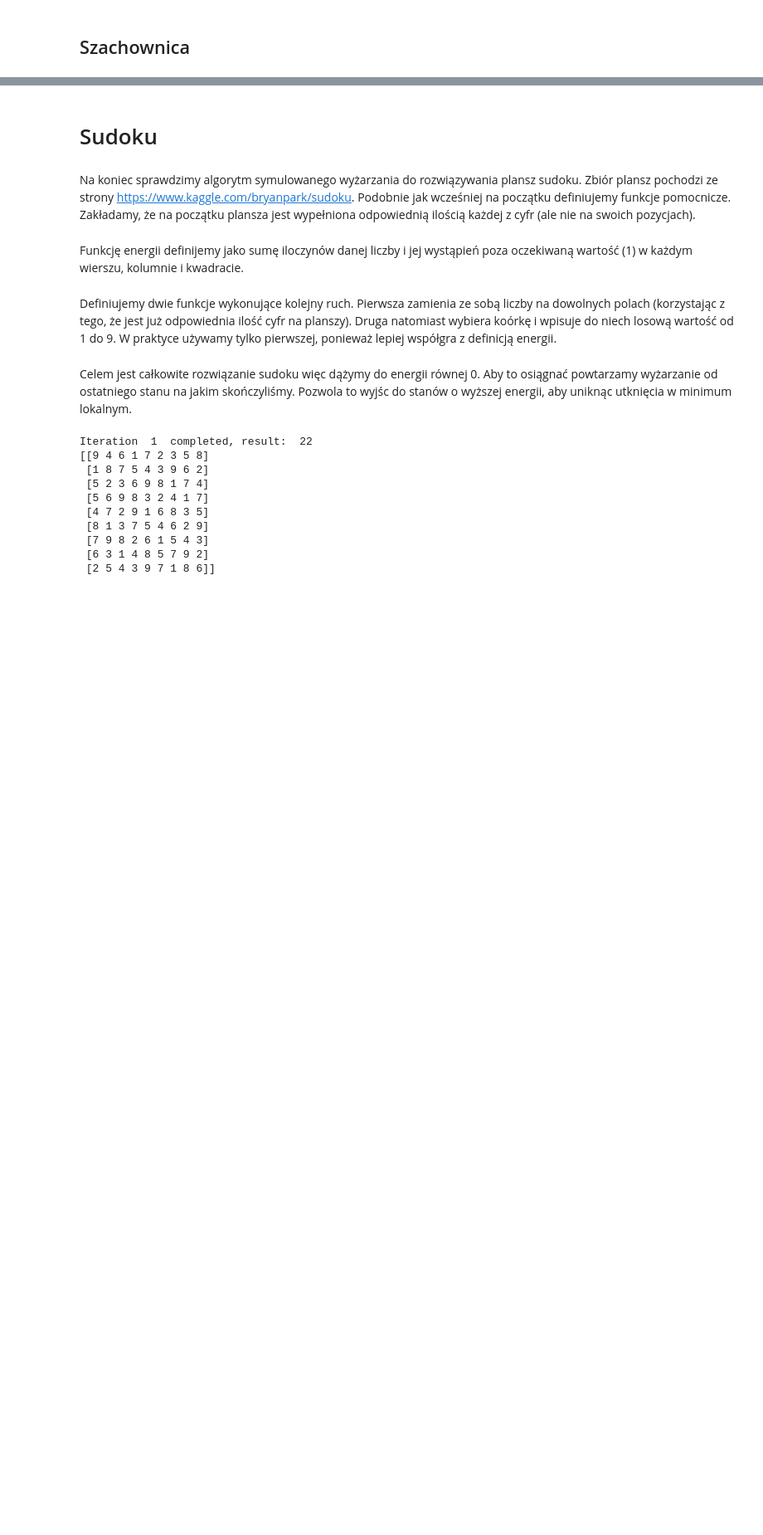
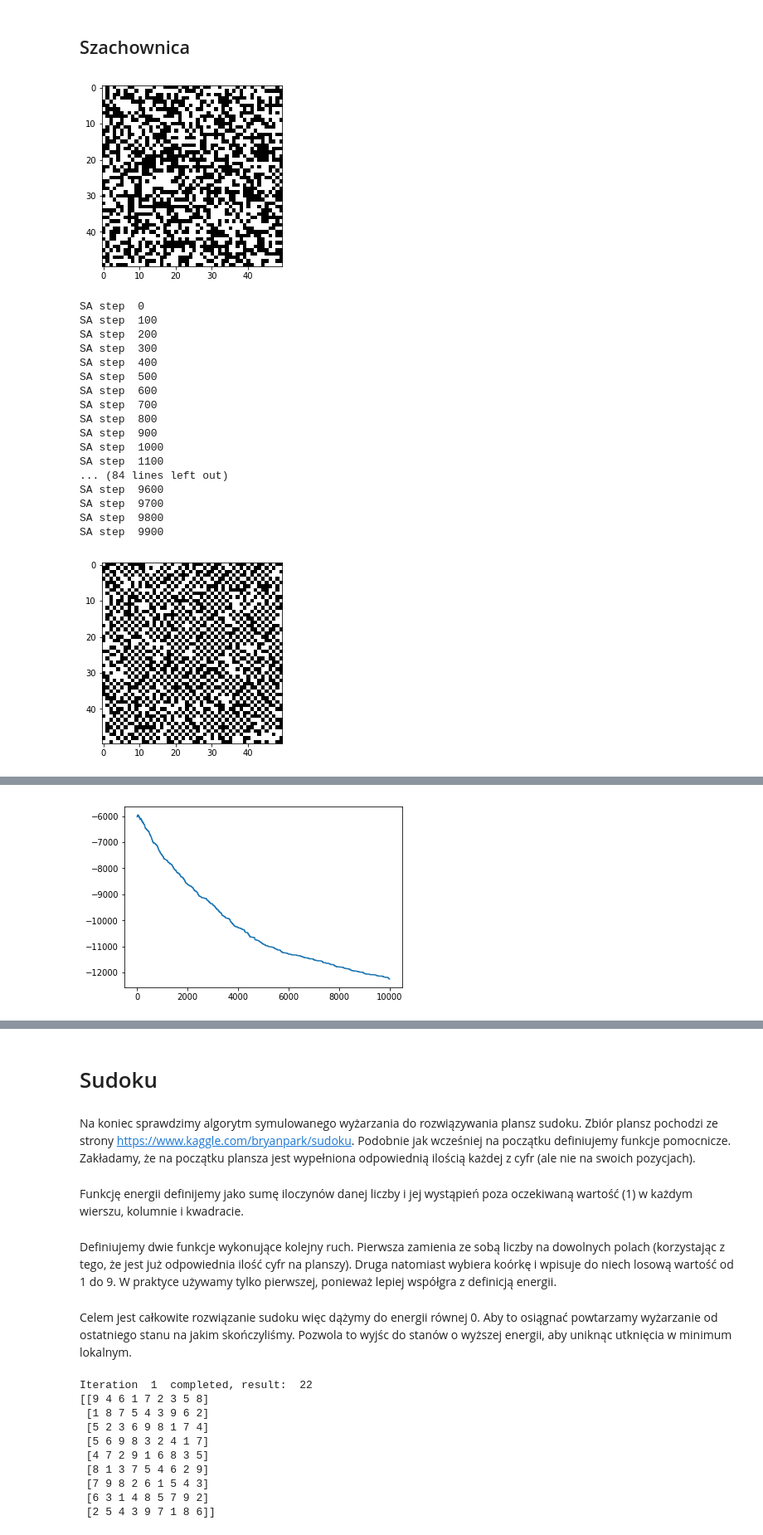
Before and after one commit to arkadiuss/computational-methods, a Jupyter notebook: lab4.ipynb, the cells around one changed output, grey strips where cells are left out. Shown at 83% size. Drawn from its saved outputs; the diff is of its cells as text; code cells hidden in the pictures; blank space fills up the shorter version.

```diff
--- a/lab4.ipynb
+++ b/lab4.ipynb
@@ -236,7 +231,7 @@ SA step  900
 # %% [markdown]
 ## Szachownica
 # %%
-def E_szachowe(img):
+def E_chess(img):
     sum = 0
     w, h = np.shape(img)
     for i in range(1,w-1):
@@ -244,4 +239,24 @@ def E_szachowe(img):
             sum += (1 - img[i][j])*(2**(img[i-1][j] + img[i][j-1] + img[i+1][j] + img[i][j+1]))
     return -sum
 # %%
-generate(E_szachowe, p=0.5)
+generate(E_chess, p=0.5)
+# %% [output]
+[figure, added]
+SA step  0
+SA step  100
+SA step  200
+SA step  300
+SA step  400
+SA step  500
+SA step  600
+SA step  700
+SA step  800
+SA step  900
+SA step  1000
+SA step  1100
+... (84 lines left out)
+SA step  9600
+SA step  9700
+SA step  9800
+SA step  9900
+[figure, added]
@@ -247,0 +264 @@ generate(E_szachowe, p=0.5)
+[figure, added]
```
Also changed, not shown: parts of 11 cells of this notebook.
